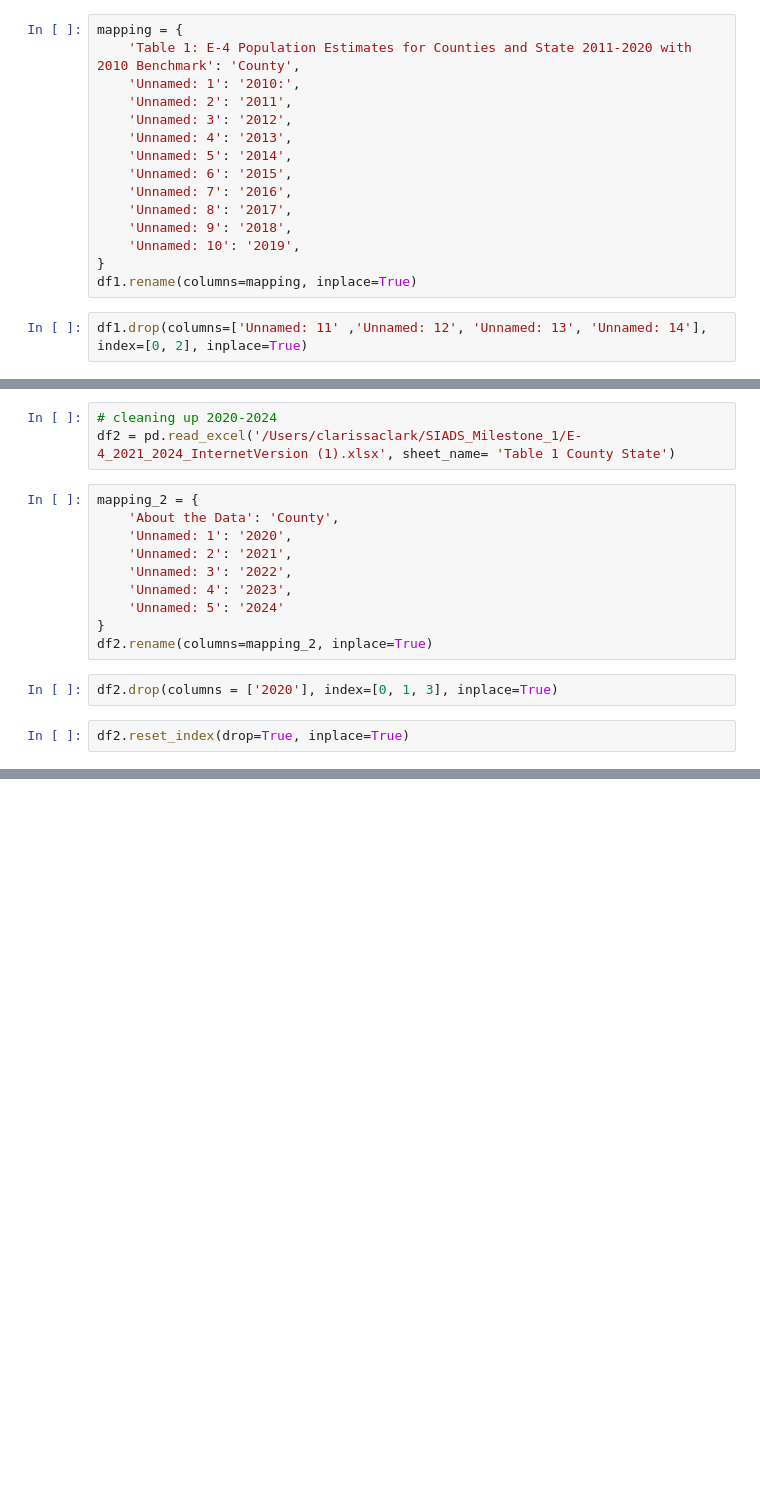
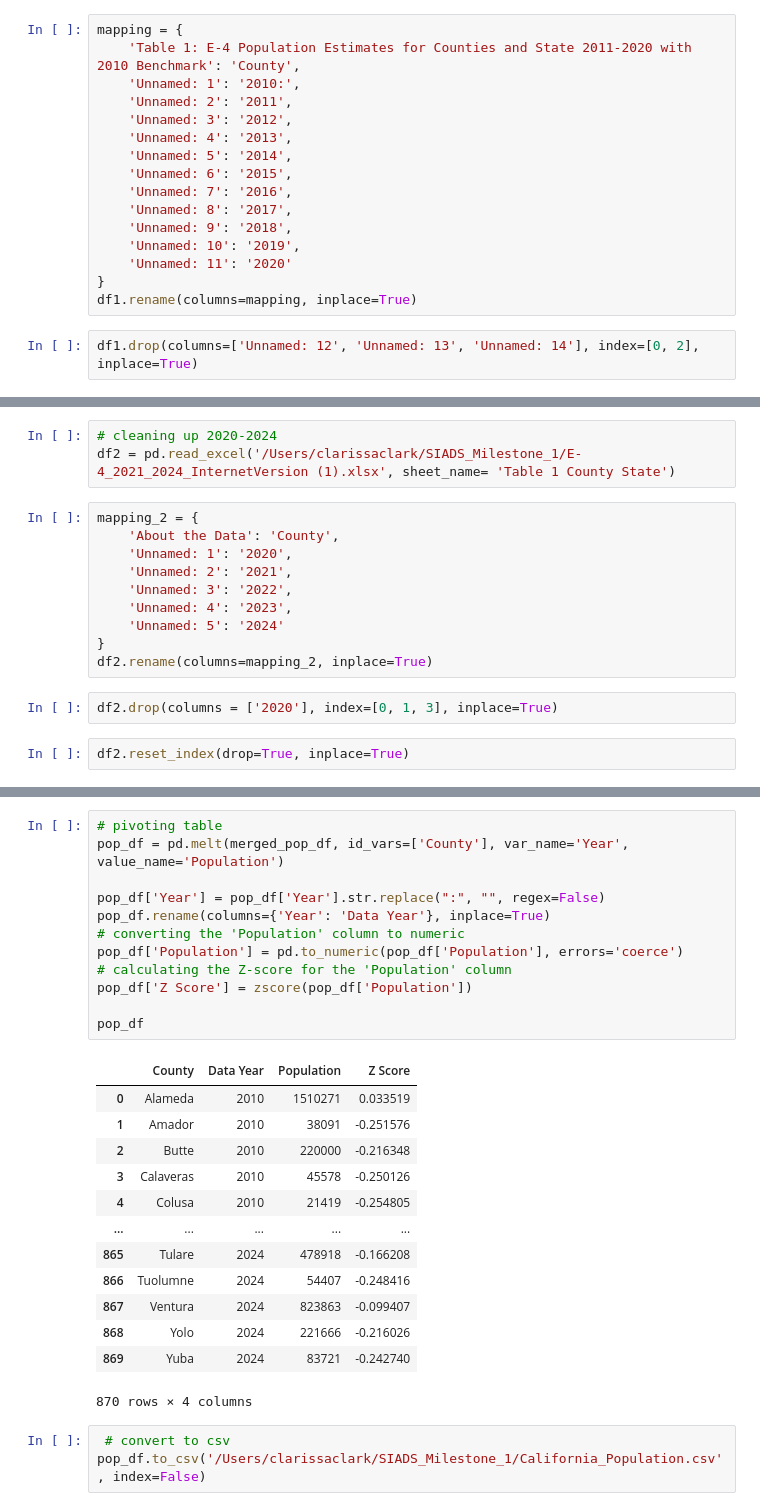
Before and after one commit to kellerl7/SIADS_Milestone_1, a Jupyter notebook: California_Population.ipynb, the cells around one changed output, grey strips where cells are left out. Saved outputs shown, nothing was run; the diff lists cells and outputs as text; blank space fills up the shorter version.

```diff
--- a/California_Population.ipynb
+++ b/California_Population.ipynb
@@ -17,10 +18,11 @@ mapping = {
     'Unnamed: 8': '2017',
     'Unnamed: 9': '2018',
     'Unnamed: 10': '2019',
+    'Unnamed: 11': '2020'
 }
 df1.rename(columns=mapping, inplace=True)
 # %%
-df1.drop(columns=['Unnamed: 11' ,'Unnamed: 12', 'Unnamed: 13', 'Unnamed: 14'], index=[0, 2], inplace=True)
+df1.drop(columns=['Unnamed: 12', 'Unnamed: 13', 'Unnamed: 14'], index=[0, 2], inplace=True)
 # %%
 df1.reset_index(drop=True, inplace=True)
 # %%
@@ -94,0 +67,29 @@ pop_z_score
+# %%
+# pivoting table
+pop_df = pd.melt(merged_pop_df, id_vars=['County'], var_name='Year', value_name='Population')
+
+pop_df['Year'] = pop_df['Year'].str.replace(":", "", regex=False)
+pop_df.rename(columns={'Year': 'Data Year'}, inplace=True)
+# converting the 'Population' column to numeric
+pop_df['Population'] = pd.to_numeric(pop_df['Population'], errors='coerce')
+# calculating the Z-score for the 'Population' column
+pop_df['Z Score'] = zscore(pop_df['Population'])
+
+pop_df
+# %% [output]
+|  | County | Data Year | Population | Z Score |
+| 0 | Alameda | 2010 | 1510271 | 0.033519 |
+| 1 | Amador | 2010 | 38091 | -0.251576 |
+| 2 | Butte | 2010 | 220000 | -0.216348 |
+| 3 | Calaveras | 2010 | 45578 | -0.250126 |
+| 4 | Colusa | 2010 | 21419 | -0.254805 |
+| ... | ... | ... | ... | ... |
+| 865 | Tulare | 2024 | 478918 | -0.166208 |
+| 866 | Tuolumne | 2024 | 54407 | -0.248416 |
+| 867 | Ventura | 2024 | 823863 | -0.099407 |
+| 868 | Yolo | 2024 | 221666 | -0.216026 |
+| 869 | Yuba | 2024 | 83721 | -0.242740 |
+870 rows × 4 columns
+# %%
+ # convert to csv
+pop_df.to_csv('/Users/clarissaclark/SIADS_Milestone_1/California_Population.csv', index=False)
```
Also changed, not shown: parts of 3 cells of this notebook, 3 other files.
